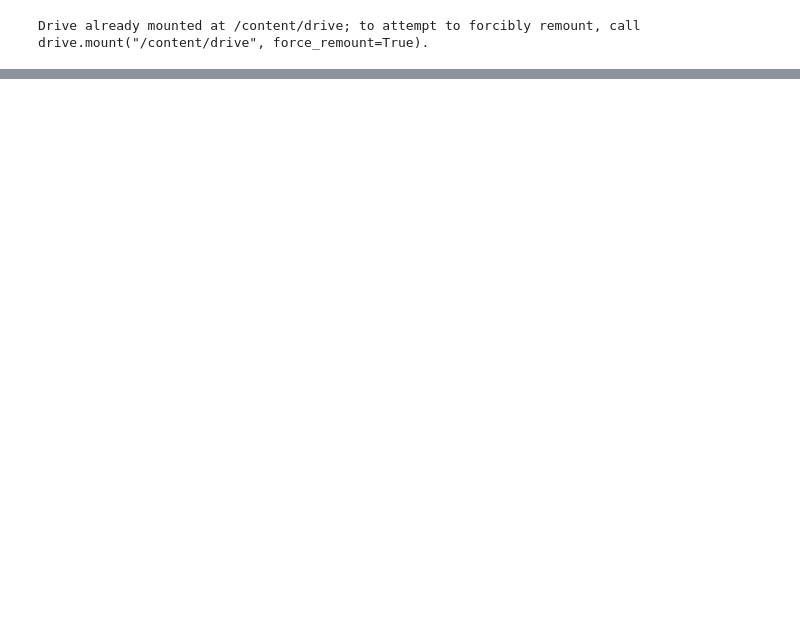
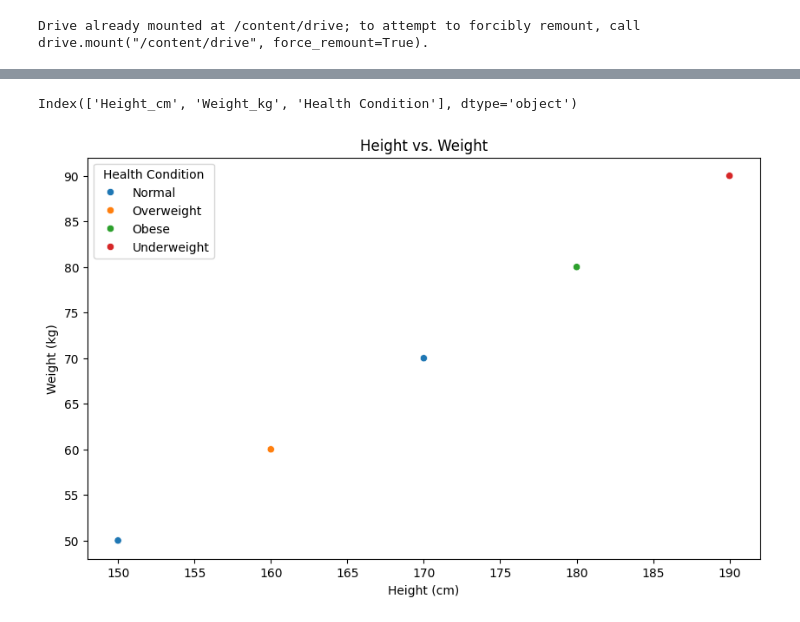
Before and after one commit to mouni-04/infosys_nutrition, a Jupyter notebook: Nutrition_diet_Recom.ipynb, the cells around one changed output, grey strips where cells are left out. Drawn from its saved outputs; the diff is of its cells as text; code cells hidden in the pictures; blank space fills up the shorter version.

```diff
--- a/Nutrition_diet_Recom.ipynb
+++ b/Nutrition_diet_Recom.ipynb
@@ -306,0 +254,25 @@ plt.show()
+# %%
+# Sample Data (replace with your actual data)
+data = {
+    'Height_cm': [150, 160, 170, 180, 190],
+    'Weight_kg': [50, 60, 70, 80, 90],
+    'Health Condition': ['Normal', 'Overweight', 'Normal', 'Obese', 'Underweight']
+}
+
+df = pd.DataFrame(data)
+# %%
+# Check the column names
+print(df.columns)  # Ensure 'Height_cm', 'Weight_kg', and 'Health Condition' are correct
+# %% [output]
+Index(['Height_cm', 'Weight_kg', 'Health Condition'], dtype='object')
+# %%
+# Scatter Plot Example
+plt.figure(figsize=(10, 6))
+sns.scatterplot(x='Height_cm', y='Weight_kg', hue='Health Condition', data=df)
+plt.title('Height vs. Weight')
+plt.xlabel('Height (cm)')
+plt.ylabel('Weight (kg)')
+plt.legend(title='Health Condition')
+plt.show()
+# %% [output]
+[figure, added]
```
Also changed, not shown: parts of 96 cells of this notebook.
